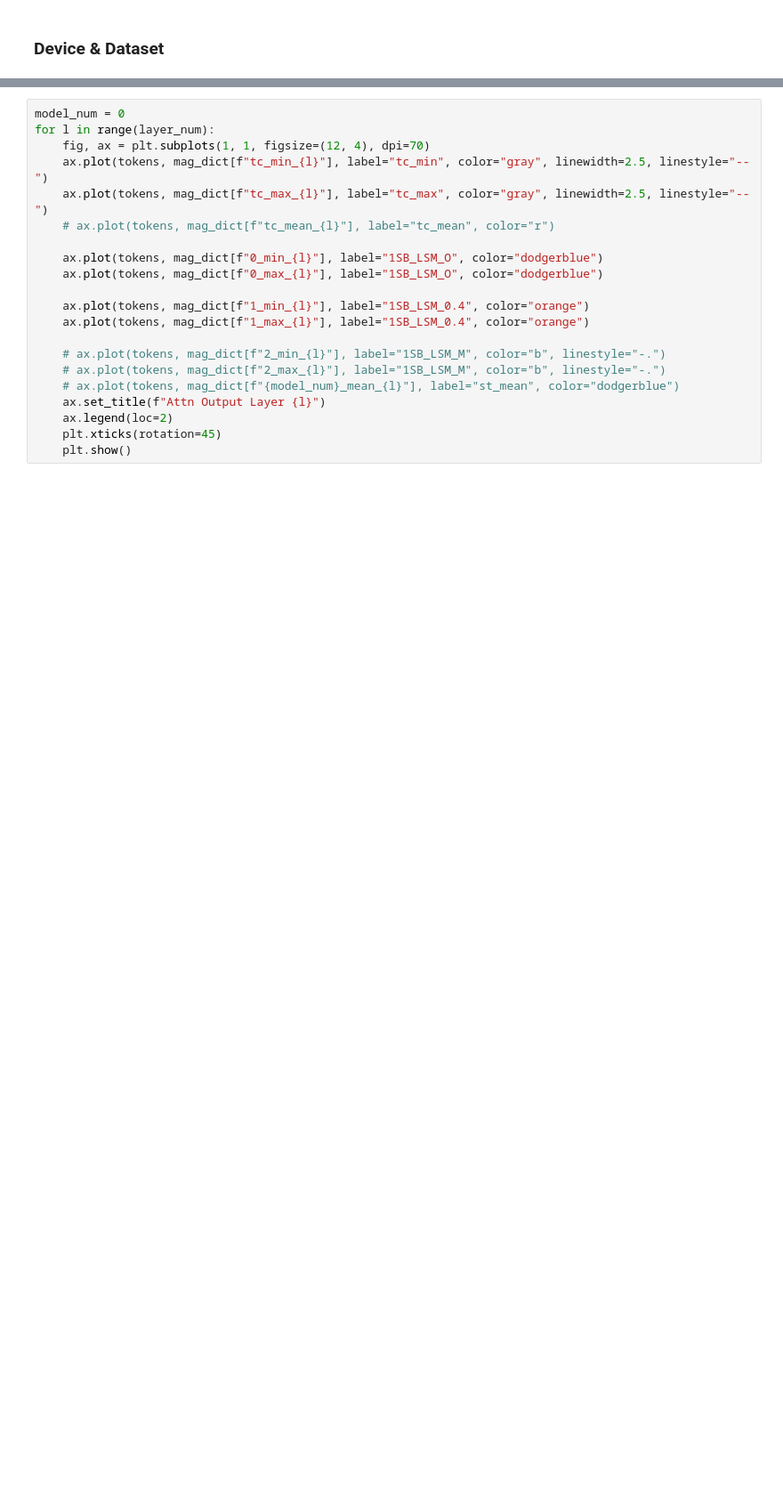
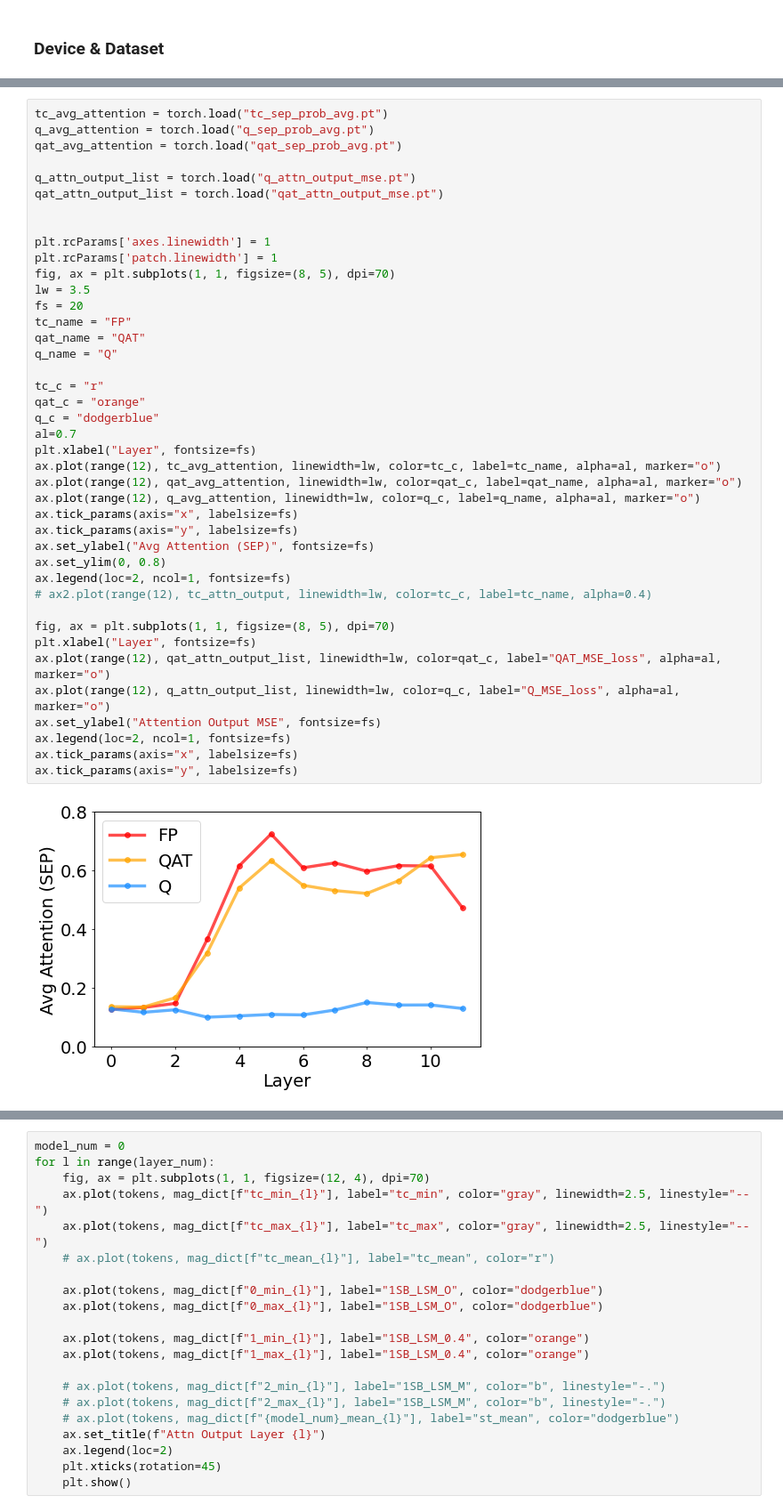
Before and after one commit to MarsJacobs/kd-qat-large-enc, a Jupyter notebook: Context_LN_Analysis.ipynb, the cells around one changed output, grey strips where cells are left out. Shown at 89% size. Cells and saved outputs as stored; diff of their text form; blank space fills up the shorter version.

```diff
--- a/Context_LN_Analysis.ipynb
+++ b/Context_LN_Analysis.ipynb
@@ -265,0 +381,43 @@ tensor([28, 35], device='cuda:0')
+# %%
+tc_avg_attention = torch.load("tc_sep_prob_avg.pt")
+q_avg_attention = torch.load("q_sep_prob_avg.pt")
+qat_avg_attention = torch.load("qat_sep_prob_avg.pt")
+
+q_attn_output_list = torch.load("q_attn_output_mse.pt")
+qat_attn_output_list = torch.load("qat_attn_output_mse.pt")
+
+
+plt.rcParams['axes.linewidth'] = 1
+plt.rcParams['patch.linewidth'] = 1
+fig, ax = plt.subplots(1, 1, figsize=(8, 5), dpi=70)
+lw = 3.5
+fs = 20
+tc_name = "FP"
+qat_name = "QAT"
+q_name = "Q"
+
+tc_c = "r"
+qat_c = "orange"
+q_c = "dodgerblue"
+al=0.7
+plt.xlabel("Layer", fontsize=fs)
+ax.plot(range(12), tc_avg_attention, linewidth=lw, color=tc_c, label=tc_name, alpha=al, marker="o")
+ax.plot(range(12), qat_avg_attention, linewidth=lw, color=qat_c, label=qat_name, alpha=al, marker="o")
+ax.plot(range(12), q_avg_attention, linewidth=lw, color=q_c, label=q_name, alpha=al, marker="o")
+ax.tick_params(axis="x", labelsize=fs)
+ax.tick_params(axis="y", labelsize=fs)
+ax.set_ylabel("Avg Attention (SEP)", fontsize=fs)
+ax.set_ylim(0, 0.8)
+ax.legend(loc=2, ncol=1, fontsize=fs)
+# ax2.plot(range(12), tc_attn_output, linewidth=lw, color=tc_c, label=tc_name, alpha=0.4)
+
+fig, ax = plt.subplots(1, 1, figsize=(8, 5), dpi=70)
+plt.xlabel("Layer", fontsize=fs)
+ax.plot(range(12), qat_attn_output_list, linewidth=lw, color=qat_c, label="QAT_MSE_loss", alpha=al, marker="o")
+ax.plot(range(12), q_attn_output_list, linewidth=lw, color=q_c, label="Q_MSE_loss", alpha=al, marker="o")
+ax.set_ylabel("Attention Output MSE", fontsize=fs)
+ax.legend(loc=2, ncol=1, fontsize=fs)
+ax.tick_params(axis="x", labelsize=fs)
+ax.tick_params(axis="y", labelsize=fs)
+# %% [output]
+[figure, added]
```
Also changed, not shown: parts of 15 cells of this notebook, 44 other files.
